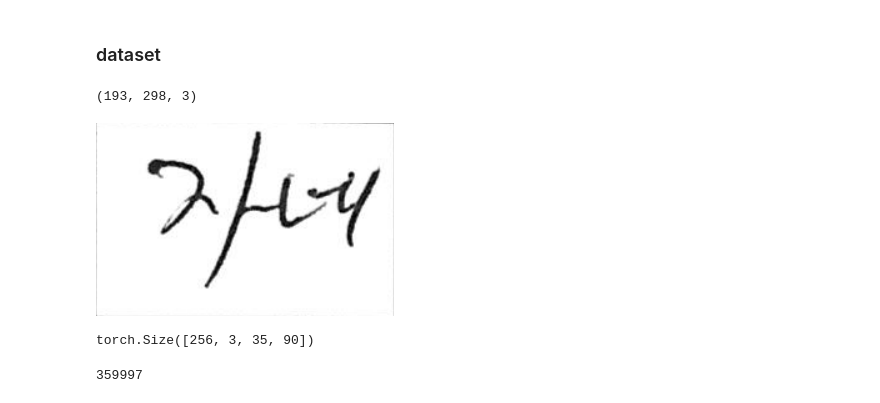
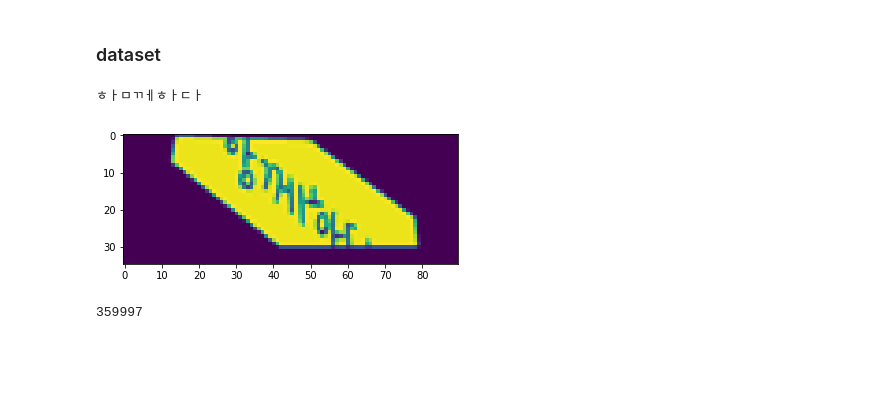
Before and after one commit to ximzzzzz/Food_CAMERA, a Jupyter notebook: train.ipynb, the cells around one changed output. Drawn from its saved outputs; the diff is of its cells as text; code cells hidden in the pictures; blank space fills up the shorter version.

Commit message:
transformer & dataset & resnet

```diff
--- a/train.ipynb
+++ b/train.ipynb
@@ -144,16 +137,11 @@ for img, text in zip(word_data, labels):
-# %%
-idx = 3000
-print(np.array(Dataset[idx][0]).shape)
-Dataset[idx][0]
-# %% [output]
-(193, 298, 3)
-[figure, removed]
 # %%
 from itertools import islice, cycle
 
 class Dataset_streamer(Dataset):
-    def __init__(self, dataset):
+
+    def __init__(self, dataset, transformer=None):
         self.dataset = dataset
+        self.transformer = transformer
 
     def __len__(self):
         return len(self.dataset)
@@ -162,30 +150,30 @@ class Dataset_streamer(Dataset):
 #         return cycle(self.dataset)
 
     def __getitem__(self, idx):
-        return self.dataset[idx]
 
-dataset_streamer = Dataset_streamer(dataset[ : int(len(dataset)*0.9)])
-valid_streamer = Dataset_streamer(dataset[int(len(dataset)*0.9) : ])
+        if self.transformer:
+            return (self.transformer(self.dataset[idx][0]), self.dataset[idx][1])
+
+        else:
+            return self.dataset[idx]
+
+
+transform = transforms.Compose([transforms.ColorJitter(brightness=0.2, contrast=0.3),
+                                transforms.RandomAffine(degrees= 50,shear=45),
+                                transforms.RandomPerspective(distortion_scale=0.3, p=0.7, interpolation=3, fill=0)])
+
+dataset_streamer = Dataset_streamer(dataset[ : int(len(dataset)*0.9)], transform)
+valid_streamer = Dataset_streamer(dataset[int(len(dataset)*0.9) : ], transform)
 # %%
-# def worker_init_fn(_):
-
-#     worker_info = torch.utils.data.get_worker_info()
-#     dataset=  worker_info.dataset
-#     worker_id = worker_info.id
-#     split_size = len(dataset.dataset) // worker_info.num_workers
-
-#     dataset.data = dataset.dataset[worker_id * split_size :(worker_id + 1) * split_size]
-
-
 _AlignCollate = utils.AlignCollate(imgH=opt.imgH, imgW=opt.imgW, keep_ratio_with_pad=True)
-data_loader = DataLoader(dataset_streamer, batch_size = opt.batch_size,  num_workers =15, shuffle=True, #worker_init_fn=worker_init_fn,
+data_loader = DataLoader(dataset_streamer, batch_size = opt.batch_size,  num_workers =0, shuffle=True, #worker_init_fn=worker_init_fn,
                          collate_fn = _AlignCollate, pin_memory=False )
 data_loader_iter = iter(data_loader)
 
 #for valid
 _AlignCollate_valid = utils.AlignCollate(imgH=opt.imgH, imgW=opt.imgW, keep_ratio_with_pad=True)
 #not valid_streamer
-valid_loader = DataLoader(valid_streamer, batch_size = opt.batch_size,  num_workers=10, shuffle=True, #worker_init_fn = worker_init_fn,
+valid_loader = DataLoader(valid_streamer, batch_size = opt.batch_size,  num_workers=0, shuffle=True, #worker_init_fn = worker_init_fn,
                           collate_fn=_AlignCollate_valid, pin_memory=False)
 # %%
 img, label = next(data_loader_iter)
@@ -192,7 +182,10 @@ img, label = next(data_loader_iter)
-# %%
-img.shape
-# %% [output]
-torch.Size([256, 3, 35, 90])
+# %%
+random_idx = np.random.choice(range(opt.batch_size),size=1)[0]
+plt.imshow(img[random_idx].numpy()[0])
+print(label[random_idx])
+# %% [output]
+ㅎㅏㅁㄲㅔㅎㅏㄷㅏ
+[figure, added]
 # %%
 len(dataset)
 # %% [output]
```
Also changed, not shown: parts of 7 cells of this notebook, 2 other files.
